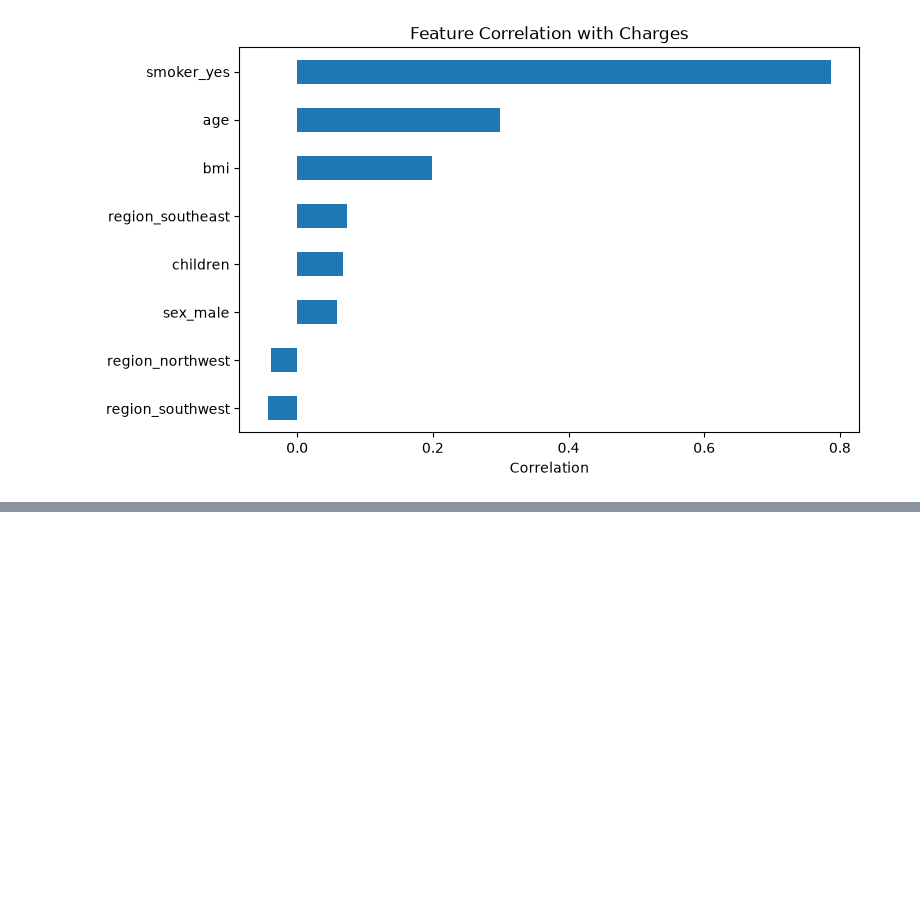
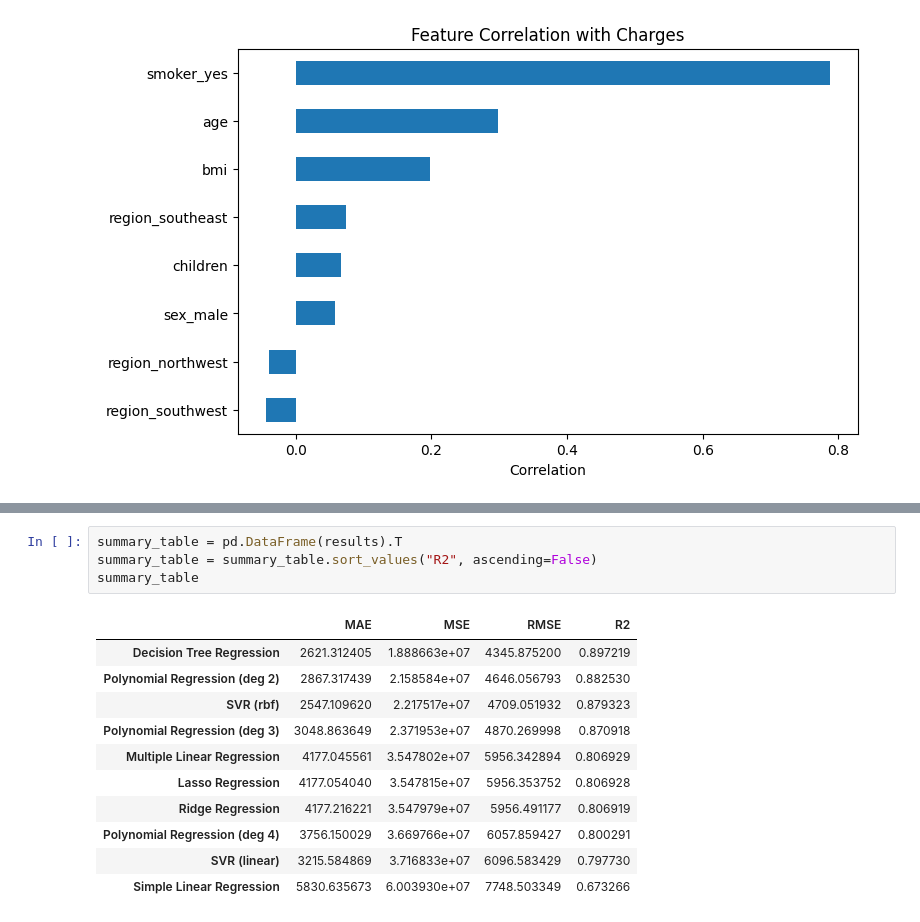
Before and after one commit to XAIZ096/EECE5644-Minin-Project-02, a Jupyter notebook: MiniProject2.ipynb, the cells around one changed output, grey strips where cells are left out. Drawn from its saved outputs; the diff is of its cells as text; blank space fills up the shorter version.

```diff
--- a/MiniProject2.ipynb
+++ b/MiniProject2.ipynb
@@ -151,0 +448,16 @@ plt.show()
+# %%
+summary_table = pd.DataFrame(results).T
+summary_table = summary_table.sort_values("R2", ascending=False)
+summary_table
+# %% [output]
+|  | MAE | MSE | RMSE | R2 |
+| Decision Tree Regression | 2621.312405 | 1.888663e+07 | 4345.875200 | 0.897219 |
+| Polynomial Regression (deg 2) | 2867.317439 | 2.158584e+07 | 4646.056793 | 0.882530 |
+| SVR (rbf) | 2547.109620 | 2.217517e+07 | 4709.051932 | 0.879323 |
+| Polynomial Regression (deg 3) | 3048.863649 | 2.371953e+07 | 4870.269998 | 0.870918 |
+| Multiple Linear Regression | 4177.045561 | 3.547802e+07 | 5956.342894 | 0.806929 |
+| Lasso Regression | 4177.054040 | 3.547815e+07 | 5956.353752 | 0.806928 |
+| Ridge Regression | 4177.216221 | 3.547979e+07 | 5956.491177 | 0.806919 |
+| Polynomial Regression (deg 4) | 3756.150029 | 3.669766e+07 | 6057.859427 | 0.800291 |
+| SVR (linear) | 3215.584869 | 3.716833e+07 | 6096.583429 | 0.797730 |
+| Simple Linear Regression | 5830.635673 | 6.003930e+07 | 7748.503349 | 0.673266 |
```
Also changed, not shown: parts of 21 cells of this notebook, 1 other file.
